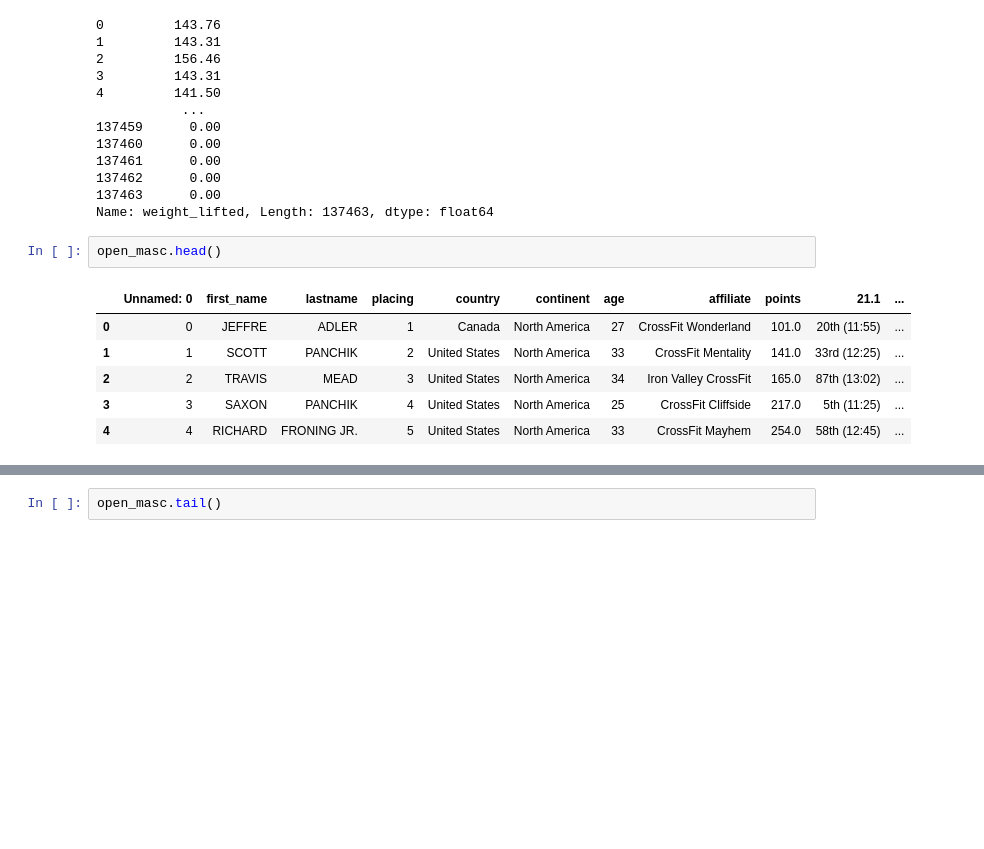
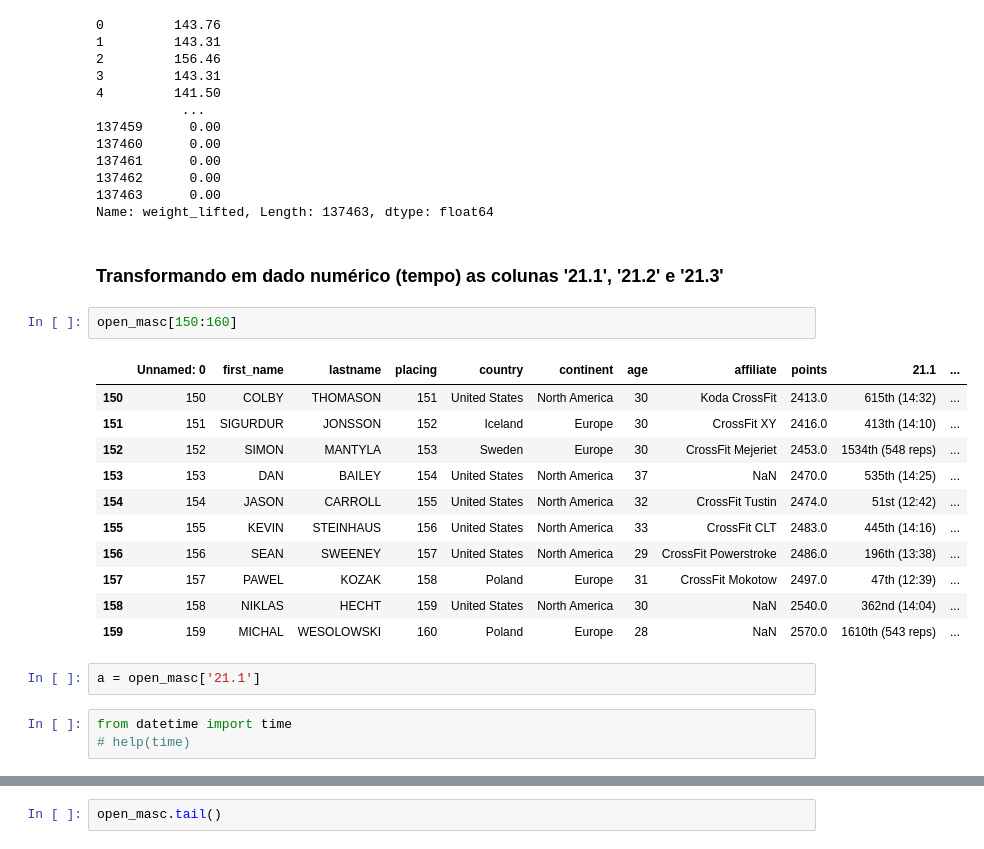
Before and after one commit to DheniMoura/Crossfit_open_2021, a Jupyter notebook: Limpeza_de_dados/male_limpeza_dados.ipynb, the cells around one changed output, grey strips where cells are left out. Saved outputs shown, nothing was run; the diff lists cells and outputs as text; blank space fills up the shorter version.

Commit message:
atualizando colunas de tempo de prova

```diff
--- a/Limpeza_de_dados/male_limpeza_dados.ipynb
+++ b/Limpeza_de_dados/male_limpeza_dados.ipynb
@@ -286,12 +256,24 @@ open_masc['weight_lifted']
 137462      0.00
 137463      0.00
 Name: weight_lifted, Length: 137463, dtype: float64
-# %%
-open_masc.head()
-# %% [output]
-|  | Unnamed: 0 | first_name | lastname | placing | country | continent | age | affiliate | points | 21.1 | ... |
-| 0 | 0 | JEFFRE | ADLER | 1 | Canada | North America | 27 | CrossFit Wonderland | 101.0 | 20th (11:55) | ... |
-| 1 | 1 | SCOTT | PANCHIK | 2 | United States | North America | 33 | CrossFit Mentality | 141.0 | 33rd (12:25) | ... |
-| 2 | 2 | TRAVIS | MEAD | 3 | United States | North America | 34 | Iron Valley CrossFit | 165.0 | 87th (13:02) | ... |
-| 3 | 3 | SAXON | PANCHIK | 4 | United States | North America | 25 | CrossFit Cliffside | 217.0 | 5th (11:25) | ... |
-| 4 | 4 | RICHARD | FRONING JR. | 5 | United States | North America | 33 | CrossFit Mayhem | 254.0 | 58th (12:45) | ... |
+# %% [markdown]
+### Transformando em dado numérico (tempo) as colunas '21.1', '21.2' e '21.3'
+# %%
+open_masc[150:160]
+# %% [output]
+|  | Unnamed: 0 | first_name | lastname | placing | country | continent | age | affiliate | points | 21.1 | ... |
+| 150 | 150 | COLBY | THOMASON | 151 | United States | North America | 30 | Koda CrossFit | 2413.0 | 615th (14:32) | ... |
+| 151 | 151 | SIGURDUR | JONSSON | 152 | Iceland | Europe | 30 | CrossFit XY | 2416.0 | 413th (14:10) | ... |
+| 152 | 152 | SIMON | MANTYLA | 153 | Sweden | Europe | 30 | CrossFit Mejeriet | 2453.0 | 1534th (548 reps) | ... |
+| 153 | 153 | DAN | BAILEY | 154 | United States | North America | 37 | NaN | 2470.0 | 535th (14:25) | ... |
+| 154 | 154 | JASON | CARROLL | 155 | United States | North America | 32 | CrossFit Tustin | 2474.0 | 51st (12:42) | ... |
+| 155 | 155 | KEVIN | STEINHAUS | 156 | United States | North America | 33 | CrossFit CLT | 2483.0 | 445th (14:16) | ... |
+| 156 | 156 | SEAN | SWEENEY | 157 | United States | North America | 29 | CrossFit Powerstroke | 2486.0 | 196th (13:38) | ... |
+| 157 | 157 | PAWEL | KOZAK | 158 | Poland | Europe | 31 | CrossFit Mokotow | 2497.0 | 47th (12:39) | ... |
+| 158 | 158 | NIKLAS | HECHT | 159 | United States | North America | 30 | NaN | 2540.0 | 362nd (14:04) | ... |
+| 159 | 159 | MICHAL | WESOLOWSKI | 160 | Poland | Europe | 28 | NaN | 2570.0 | 1610th (543 reps) | ... |
+# %%
+a = open_masc['21.1']
+# %%
+from datetime import time
+# help(time)
```
Also changed, not shown: parts of 13 cells of this notebook, 1 other file.
